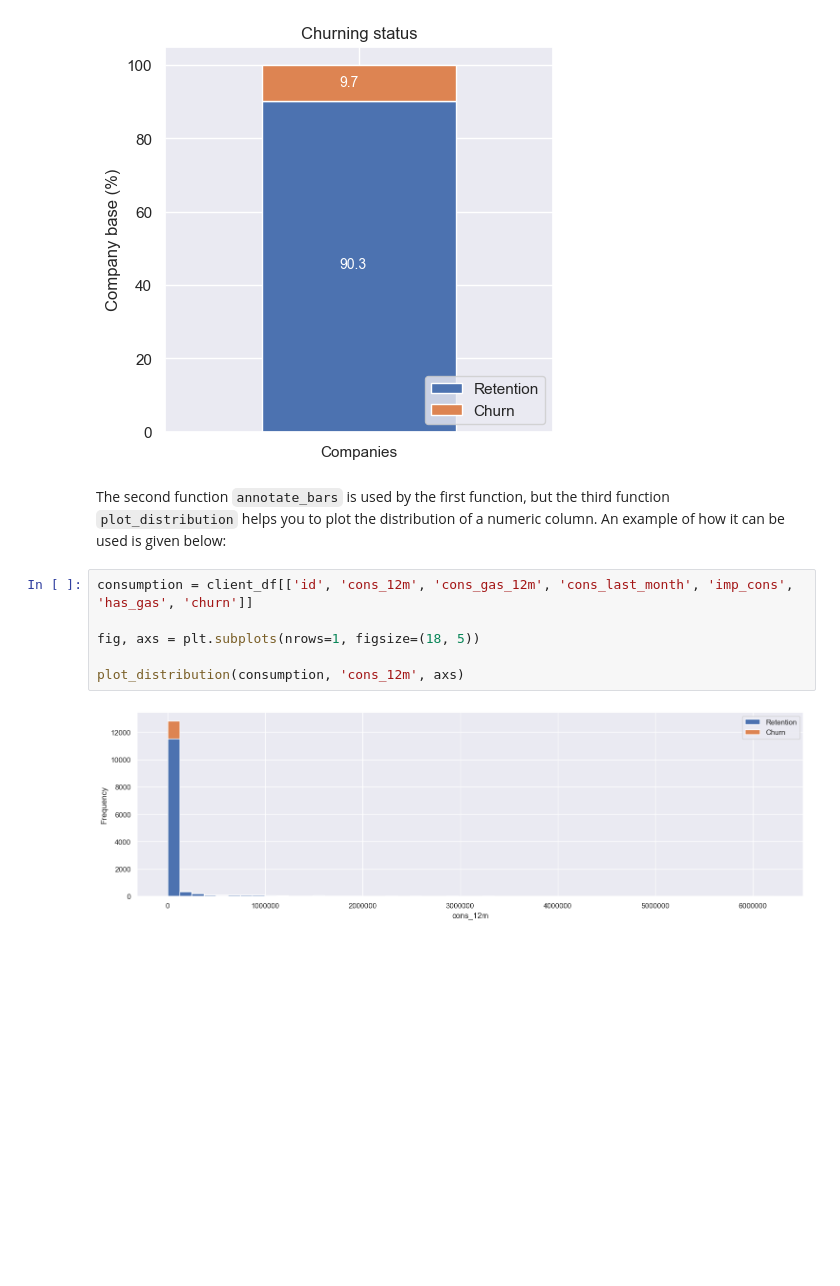
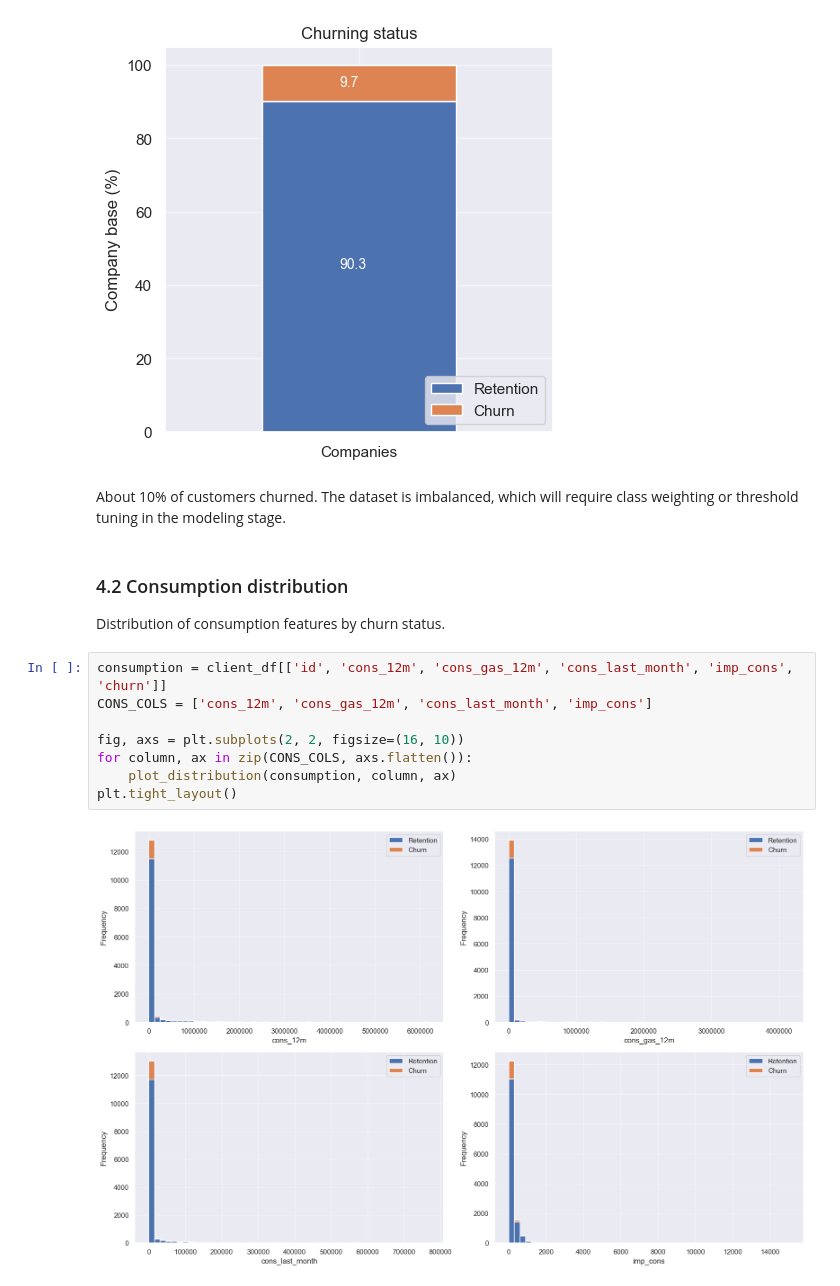
Before and after one commit to zhicongDeng/forage-bcg-churn-analysis, a Jupyter notebook: notebooks/eda.ipynb, the cells around one changed output. Cells and saved outputs as stored; diff of their text form; blank space fills up the shorter version.

Commit message:
Save current churn analysis work

```diff
--- a/notebooks/eda.ipynb
+++ b/notebooks/eda.ipynb
@@ -195,13 +106,19 @@ churn_percentage = churn_total / churn_total.sum() * 100
 plot_stacked_bars(churn_percentage.transpose(), "Churning status", (5, 5), legend_="lower right")
 # %% [output]
 [figure]
+# %% [markdown]
+About 10% of customers churned. The dataset is imbalanced, which will require class weighting or threshold tuning in the modeling stage.
 # %% [markdown]
-The second function `annotate_bars` is used by the first function, but the third function `plot_distribution` helps you to plot the distribution of a numeric column. An example of how it can be used is given below:
+### 4.2 Consumption distribution
+
+Distribution of consumption features by churn status.
 # %%
-consumption = client_df[['id', 'cons_12m', 'cons_gas_12m', 'cons_last_month', 'imp_cons', 'has_gas', 'churn']]
+consumption = client_df[['id', 'cons_12m', 'cons_gas_12m', 'cons_last_month', 'imp_cons', 'churn']]
+CONS_COLS = ['cons_12m', 'cons_gas_12m', 'cons_last_month', 'imp_cons']
 
-fig, axs = plt.subplots(nrows=1, figsize=(18, 5))
-
-plot_distribution(consumption, 'cons_12m', axs)
+fig, axs = plt.subplots(2, 2, figsize=(16, 10))
+for column, ax in zip(CONS_COLS, axs.flatten()):
+    plot_distribution(consumption, column, ax)
+plt.tight_layout()
 # %% [output]
-[figure, old version]
+[figure, new version]
```
Also changed, not shown: parts of 40 cells of this notebook, 5 other files.
